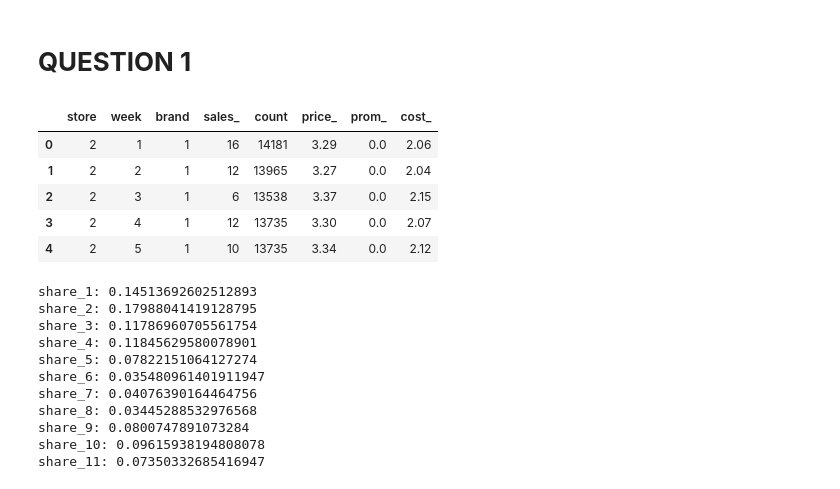
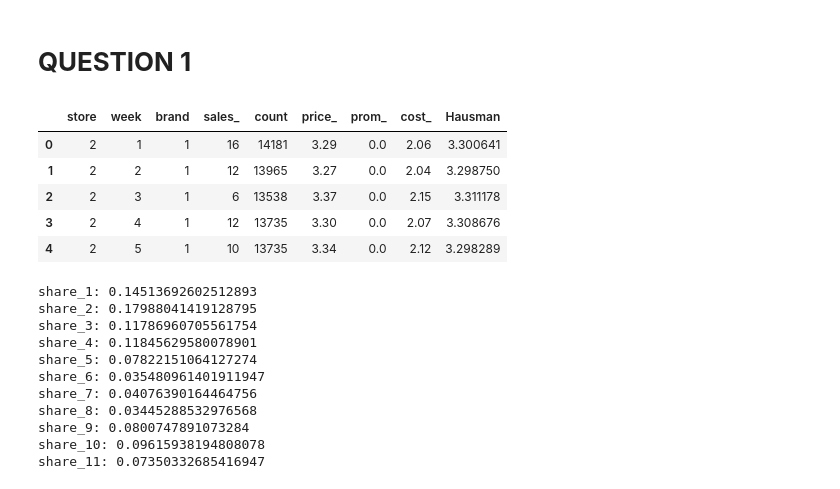
Before and after one commit to GuramL/IO-Assignment-1, a Jupyter notebook: Code.ipynb, the cells around one changed output. Cells and saved outputs as stored; diff of their text form; code cells hidden in the pictures.

```diff
--- a/Code.ipynb
+++ b/Code.ipynb
@@ -3,23 +3,26 @@
 # %%
 ################################### Question 1 (Preparation and Data Import) ###################################
 
 import pandas as pd
 import numpy as np
 import statsmodels.api as sm
+from numpy.linalg import inv
+from scipy.optimize import minimize
+from scipy.stats import chi2
 
-df1 = pd.read_csv("OTC_Sales.csv",sep="\t")
+df1 = pd.read_csv("Sales_Hausman.csv",sep=",")
 df2 = pd.read_csv("OTC_Demographics.csv",sep="\t")
 df3 = pd.read_csv("OTC_Instruments.csv",sep="\t")
 
 
 df1.head()
 # %% [output]
-|  | store | week | brand | sales_ | count | price_ | prom_ | cost_ |
-| 0 | 2 | 1 | 1 | 16 | 14181 | 3.29 | 0.0 | 2.06 |
-| 1 | 2 | 2 | 1 | 12 | 13965 | 3.27 | 0.0 | 2.04 |
-| 2 | 2 | 3 | 1 | 6 | 13538 | 3.37 | 0.0 | 2.15 |
-| 3 | 2 | 4 | 1 | 12 | 13735 | 3.30 | 0.0 | 2.07 |
-| 4 | 2 | 5 | 1 | 10 | 13735 | 3.34 | 0.0 | 2.12 |
+|  | store | week | brand | sales_ | count | price_ | prom_ | cost_ | Hausman |
+| 0 | 2 | 1 | 1 | 16 | 14181 | 3.29 | 0.0 | 2.06 | 3.300641 |
+| 1 | 2 | 2 | 1 | 12 | 13965 | 3.27 | 0.0 | 2.04 | 3.298750 |
+| 2 | 2 | 3 | 1 | 6 | 13538 | 3.37 | 0.0 | 2.15 | 3.311178 |
+| 3 | 2 | 4 | 1 | 12 | 13735 | 3.30 | 0.0 | 2.07 | 3.308676 |
+| 4 | 2 | 5 | 1 | 10 | 13735 | 3.34 | 0.0 | 2.12 | 3.298289 |
 # %%
 ################################### Summary statistics for the table 1 ###################################
 
```
Also changed, not shown: parts of 13 cells of this notebook.
